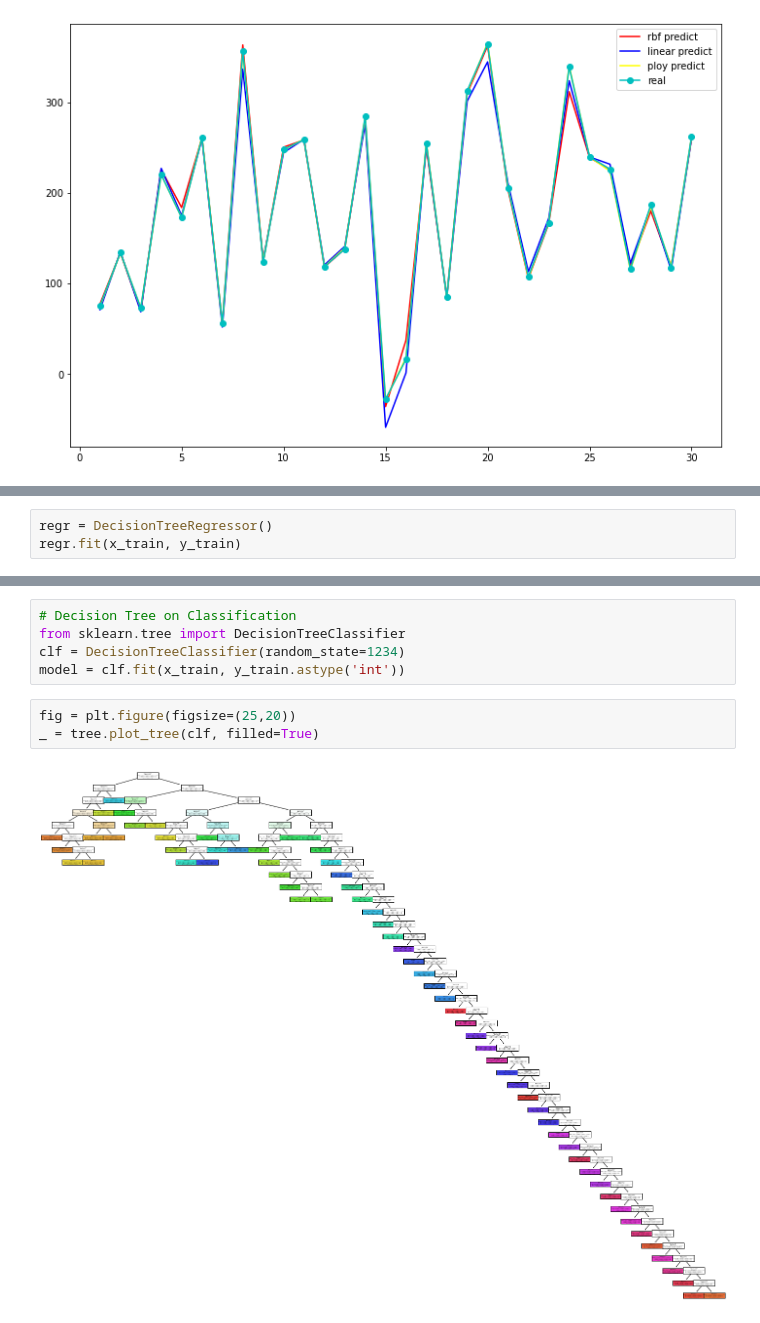
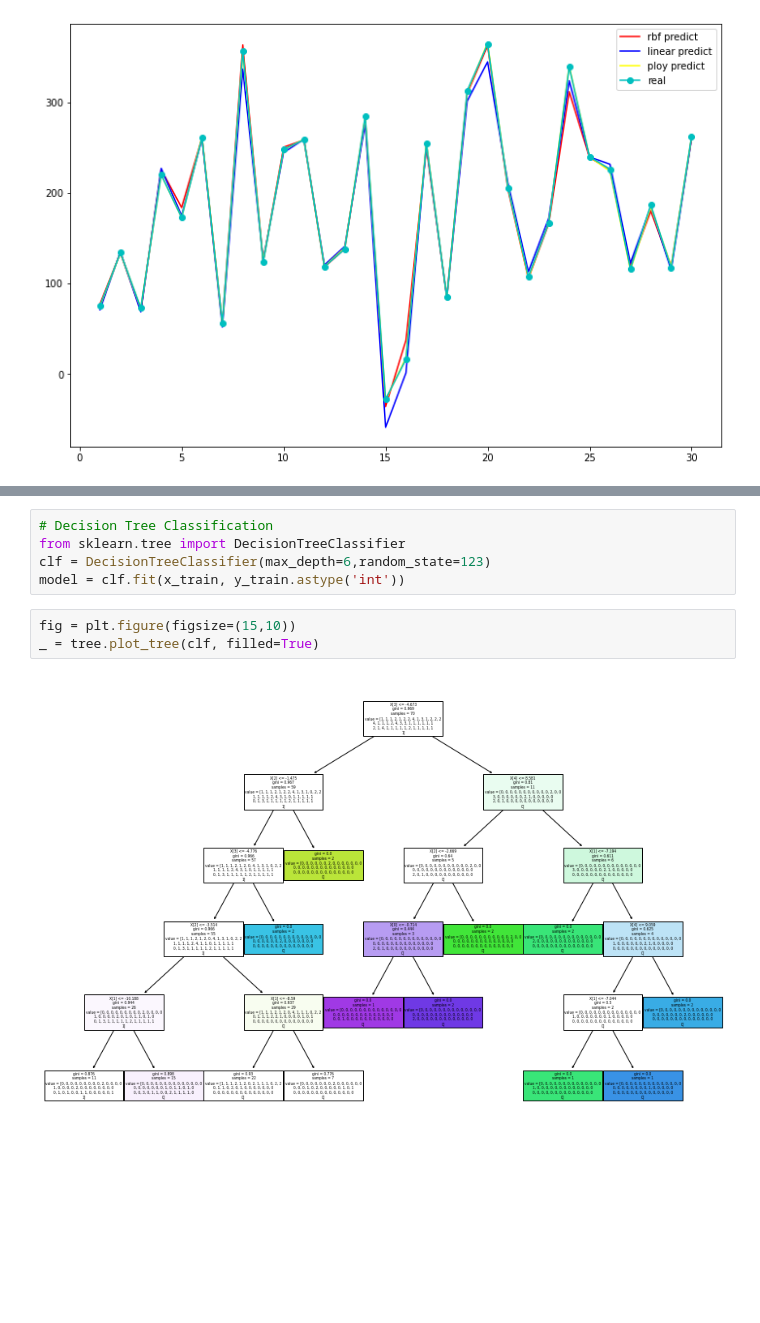
Before and after one commit to gitony0101/homework, a Jupyter notebook: HW6 540.ipynb, the cells around one changed output, grey strips where cells are left out. Drawn from its saved outputs; the diff is of its cells as text; blank space fills up the shorter version.

```diff
--- a/HW6 540.ipynb
+++ b/HW6 540.ipynb
@@ -102,3 +100,0 @@ import matplotlib.pyplot as plt
-# %%
-regr = DecisionTreeRegressor()
-regr.fit(x_train, y_train)
@@ -143,13 +127,13 @@ Variance score: 0.93(best fit = 1)
 # %%
-# Decision Tree on Classification
+# Decision Tree Classification
 from sklearn.tree import DecisionTreeClassifier
-clf = DecisionTreeClassifier(random_state=1234)
+clf = DecisionTreeClassifier(max_depth=6,random_state=123)
 model = clf.fit(x_train, y_train.astype('int'))
 # %%
-fig = plt.figure(figsize=(25,20))
+fig = plt.figure(figsize=(15,10))
 _ = tree.plot_tree(clf, filled=True)
 # %% [output]
-[figure, old version]
+[figure, new version]
 # %%
 import graphviz
 # DOT data
```
Also changed, not shown: parts of 23 cells of this notebook.
